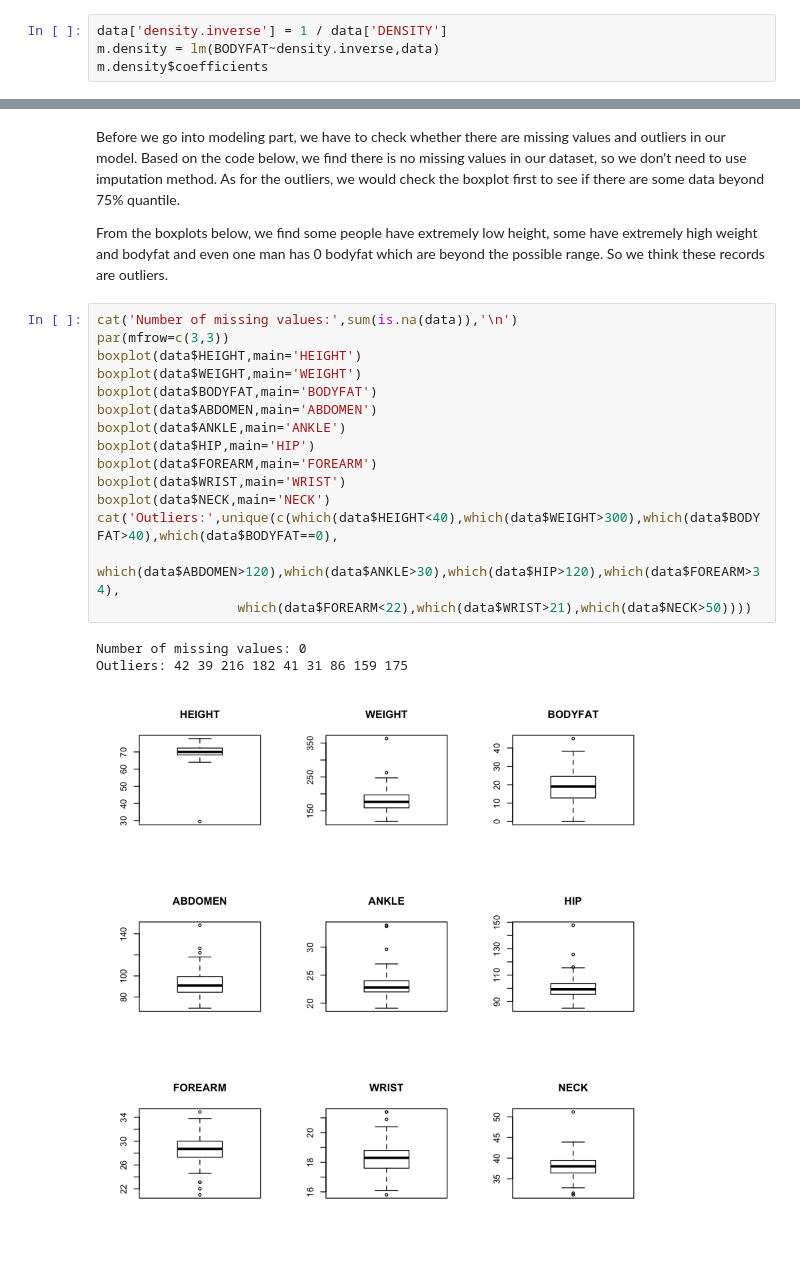
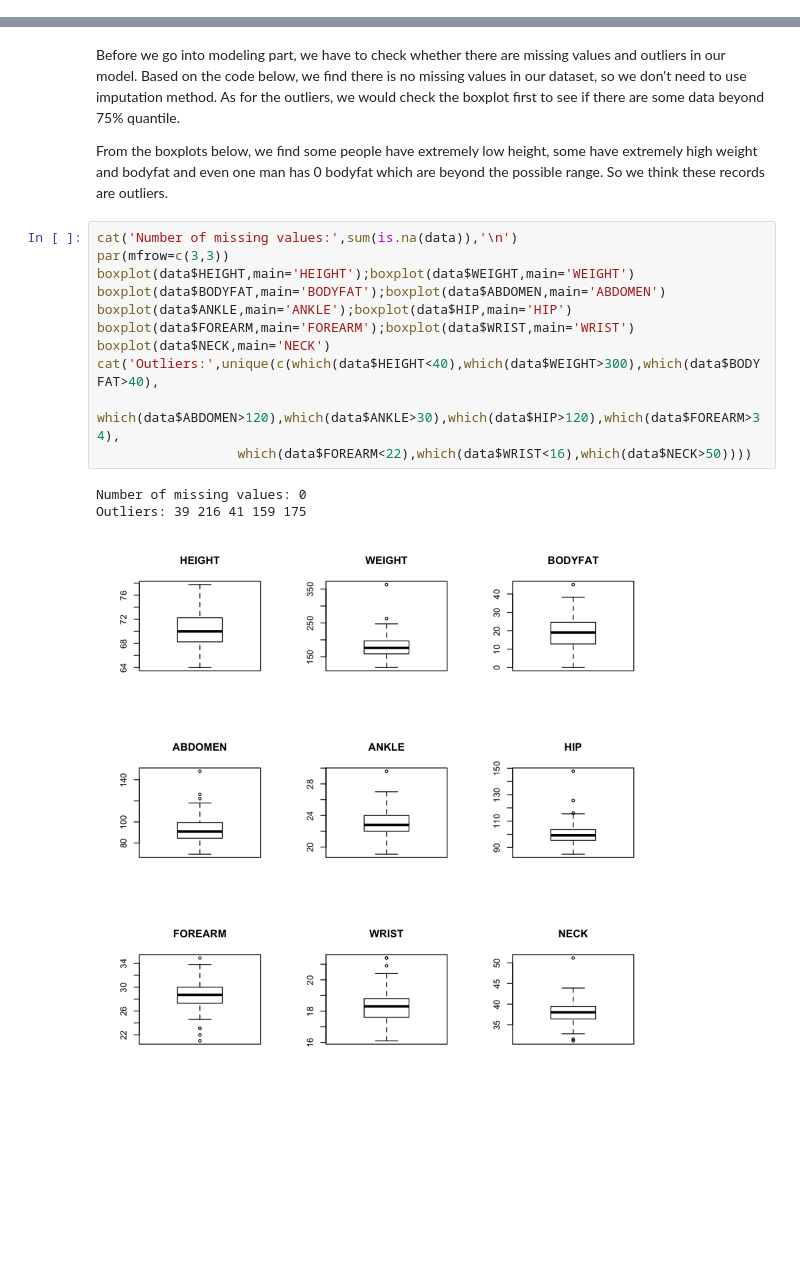
Before and after one commit to TroubleZN/Stat628_Bodyfat, a Jupyter notebook: BodyFat_Prediction.ipynb, the cells around one changed output, grey strips where cells are left out. Saved outputs shown, nothing was run; the diff lists cells and outputs as text; blank space fills up the shorter version.

```diff
--- a/BodyFat_Prediction.ipynb
+++ b/BodyFat_Prediction.ipynb
@@ -51,4 +30,0 @@ Based on previous research, we know that **DENSITY** is almost perfectly correla
-# %%
-data['density.inverse'] = 1 / data['DENSITY']
-m.density = lm(BODYFAT~density.inverse,data)
-m.density$coefficients
@@ -70,19 +43,15 @@ From the boxplots below, we find some people have extremely low height, some hav
 # %%
 cat('Number of missing values:',sum(is.na(data)),'\n')
 par(mfrow=c(3,3))
-boxplot(data$HEIGHT,main='HEIGHT')
-boxplot(data$WEIGHT,main='WEIGHT')
-boxplot(data$BODYFAT,main='BODYFAT')
-boxplot(data$ABDOMEN,main='ABDOMEN')
-boxplot(data$ANKLE,main='ANKLE')
-boxplot(data$HIP,main='HIP')
-boxplot(data$FOREARM,main='FOREARM')
-boxplot(data$WRIST,main='WRIST')
+boxplot(data$HEIGHT,main='HEIGHT');boxplot(data$WEIGHT,main='WEIGHT')
+boxplot(data$BODYFAT,main='BODYFAT');boxplot(data$ABDOMEN,main='ABDOMEN')
+boxplot(data$ANKLE,main='ANKLE');boxplot(data$HIP,main='HIP')
+boxplot(data$FOREARM,main='FOREARM');boxplot(data$WRIST,main='WRIST')
 boxplot(data$NECK,main='NECK')
-cat('Outliers:',unique(c(which(data$HEIGHT<40),which(data$WEIGHT>300),which(data$BODYFAT>40),which(data$BODYFAT==0),
+cat('Outliers:',unique(c(which(data$HEIGHT<40),which(data$WEIGHT>300),which(data$BODYFAT>40),
                  which(data$ABDOMEN>120),which(data$ANKLE>30),which(data$HIP>120),which(data$FOREARM>34),
-                  which(data$FOREARM<22),which(data$WRIST>21),which(data$NECK>50))))
+                  which(data$FOREARM<22),which(data$WRIST<16),which(data$NECK>50))))
 # %% [output]
 Number of missing values: 0
-Outliers: 42 39 216 182 41 31 86 159 175
+Outliers: 39 216 41 159 175
-[figure, old version]
+[figure, new version]
```
Also changed, not shown: parts of 13 cells of this notebook.
